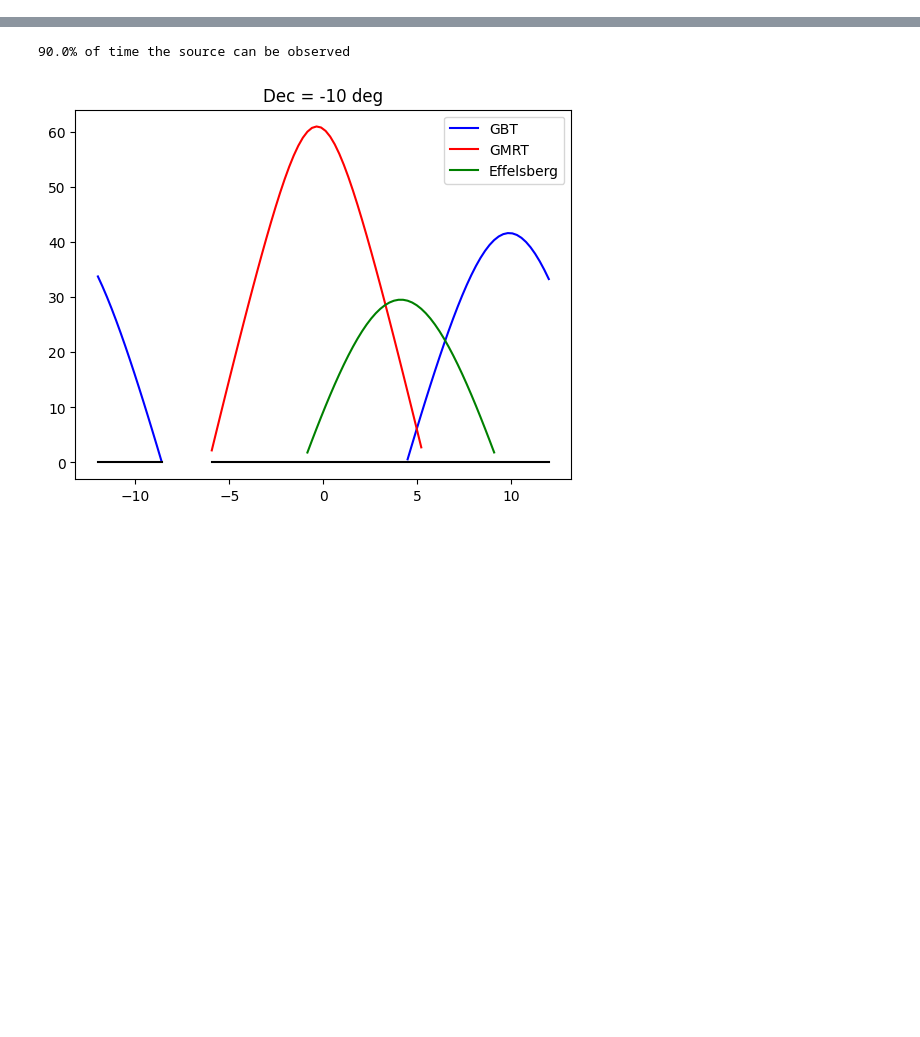
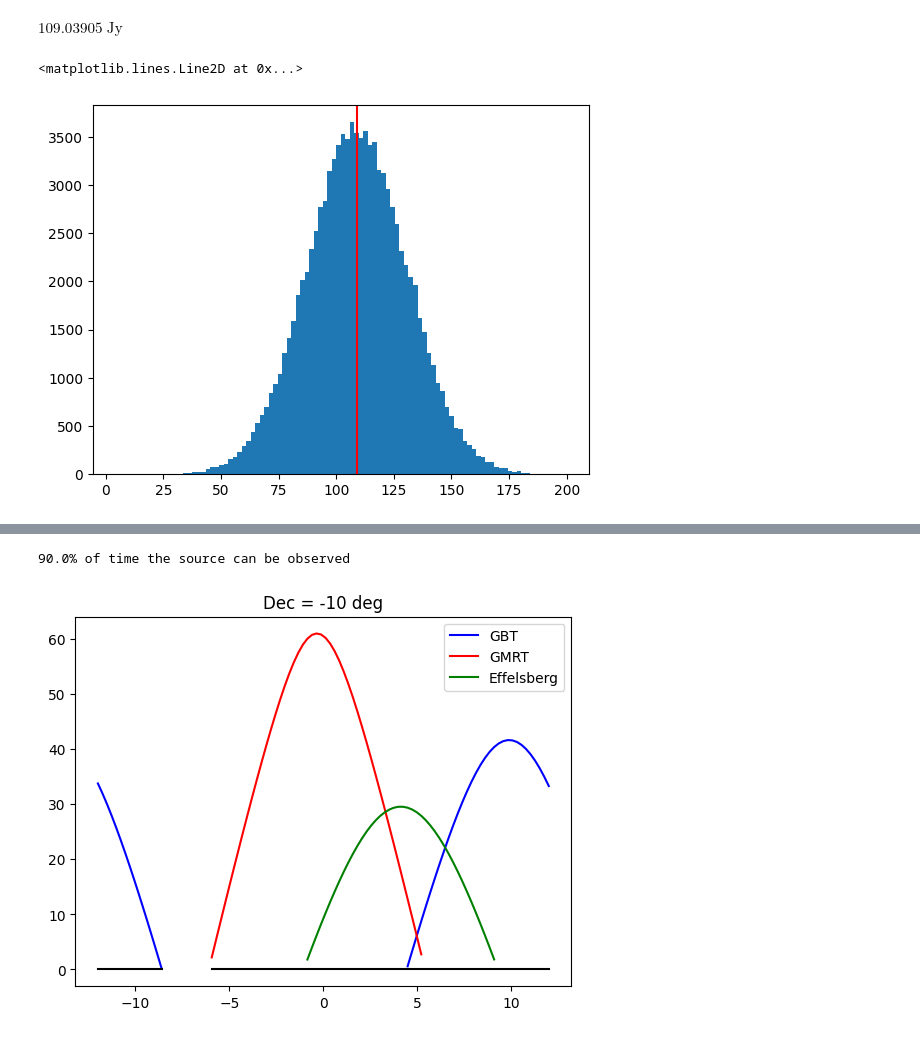
Before and after one commit to danielemichilli/slf, a Jupyter notebook: Gravitational_Lensing.ipynb, the cells around one changed output, grey strips where cells are left out. Cells and saved outputs as stored; diff of their text form; code cells hidden in the pictures; blank space fills up the shorter version.

```diff
--- a/Gravitational_Lensing.ipynb
+++ b/Gravitational_Lensing.ipynb
@@ -81,3 +23,22 @@ plt.axhline(y_max)
 # %%
 import sys
 sys.path.append("/arc/home/michilli/.local/lib/python3.8/site-packages/")
+# %%
+freq = 600 * u.MHz
+sefd = (
+    100 * u.Jy +
+    34 * u.K * (freq / 408 / u.MHz)**-2.6 /
+    (1.38 * u.K / u.Jy)
+)
+# %%
+sefd
+# %% [output]
+$109.03905 \; \mathrm{Jy}$
+# %%
+a = rng.normal(size=100000, loc=sefd.value, scale=sefd.value * 0.2)
+# %%
+_=plt.hist(a, bins=100)
+plt.axvline(sefd.value, color='r')
+# %% [output]
+<matplotlib.lines.Line2D at 0x...>
+[figure, added]
```
Also changed, not shown: parts of 51 cells of this notebook.
